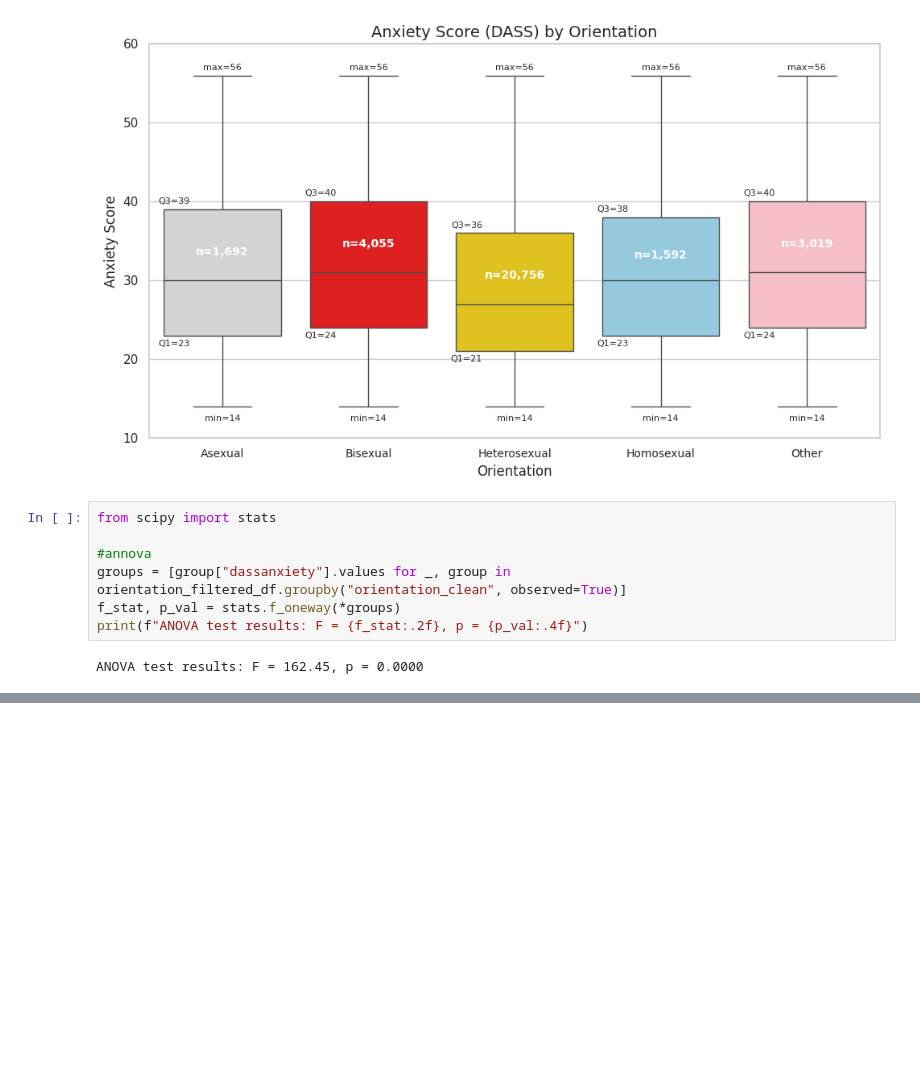
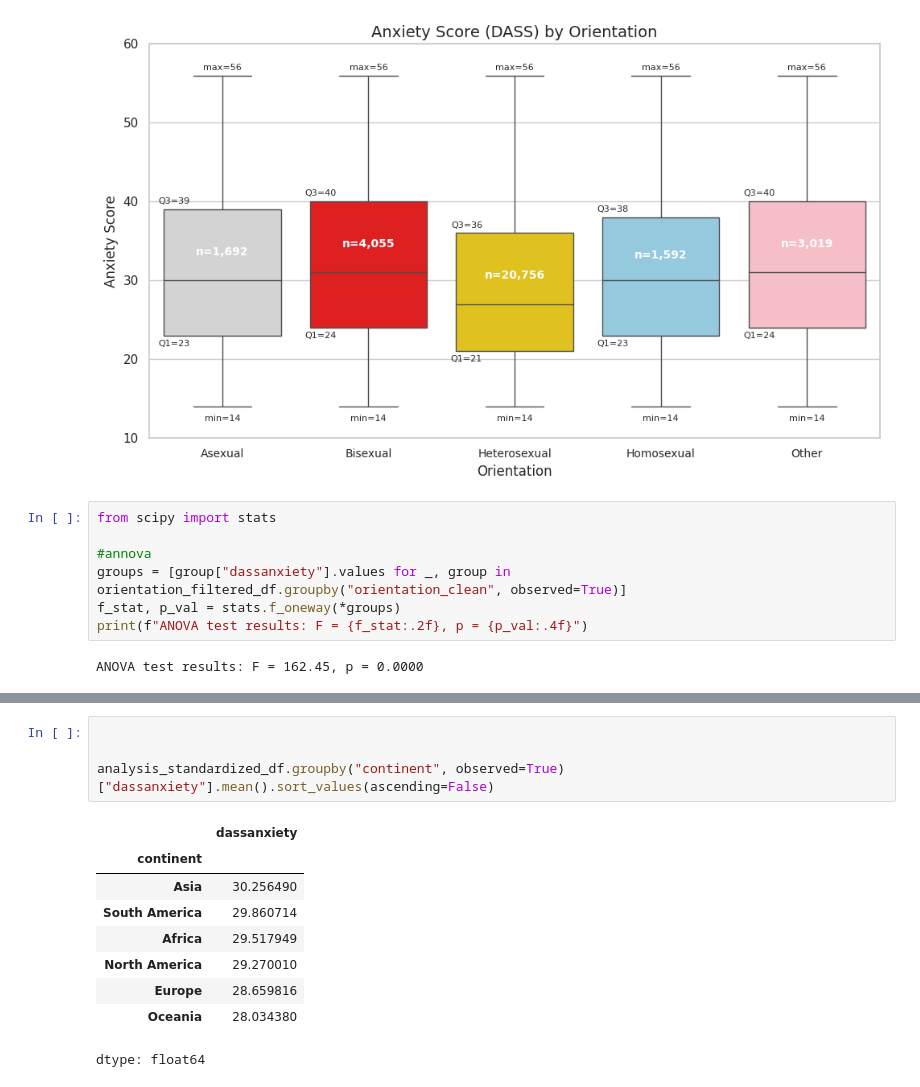
Before and after one commit to vrelvape/individual-project-mental-health, a Jupyter notebook: notebooks/01_exploration.ipynb, the cells around one changed output, grey strips where cells are left out. Cells and saved outputs as stored; diff of their text form; blank space fills up the shorter version.

```diff
--- a/notebooks/01_exploration.ipynb
+++ b/notebooks/01_exploration.ipynb
@@ -1150,0 +1260,14 @@ ANOVA test results: F = 162.45, p = 0.0000
+# %%
+
+
+analysis_standardized_df.groupby("continent", observed=True)["dassanxiety"].mean().sort_values(ascending=False)
+# %% [output]
+|  | dassanxiety |
+| continent |  |
+| Asia | 30.256490 |
+| South America | 29.860714 |
+| Africa | 29.517949 |
+| North America | 29.270010 |
+| Europe | 28.659816 |
+| Oceania | 28.034380 |
+dtype: float64
```
Also changed, not shown: parts of 4 cells of this notebook.
